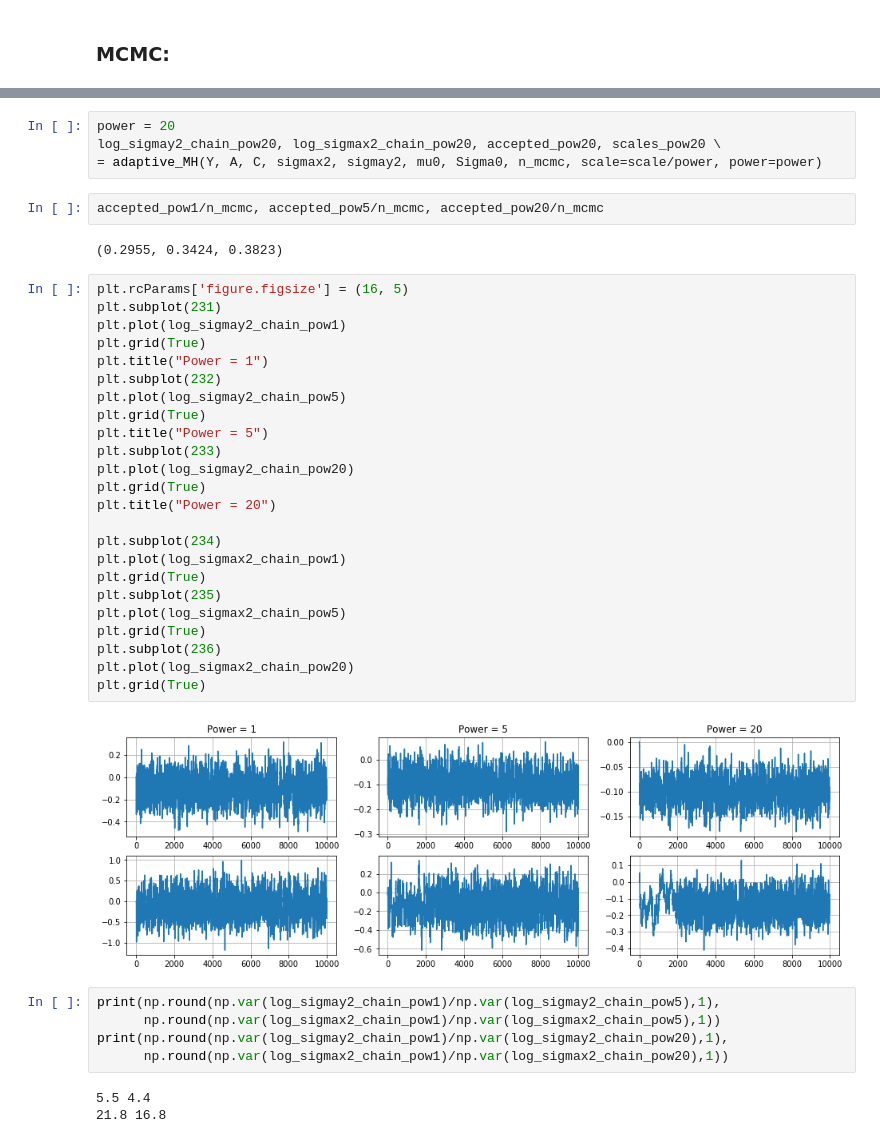
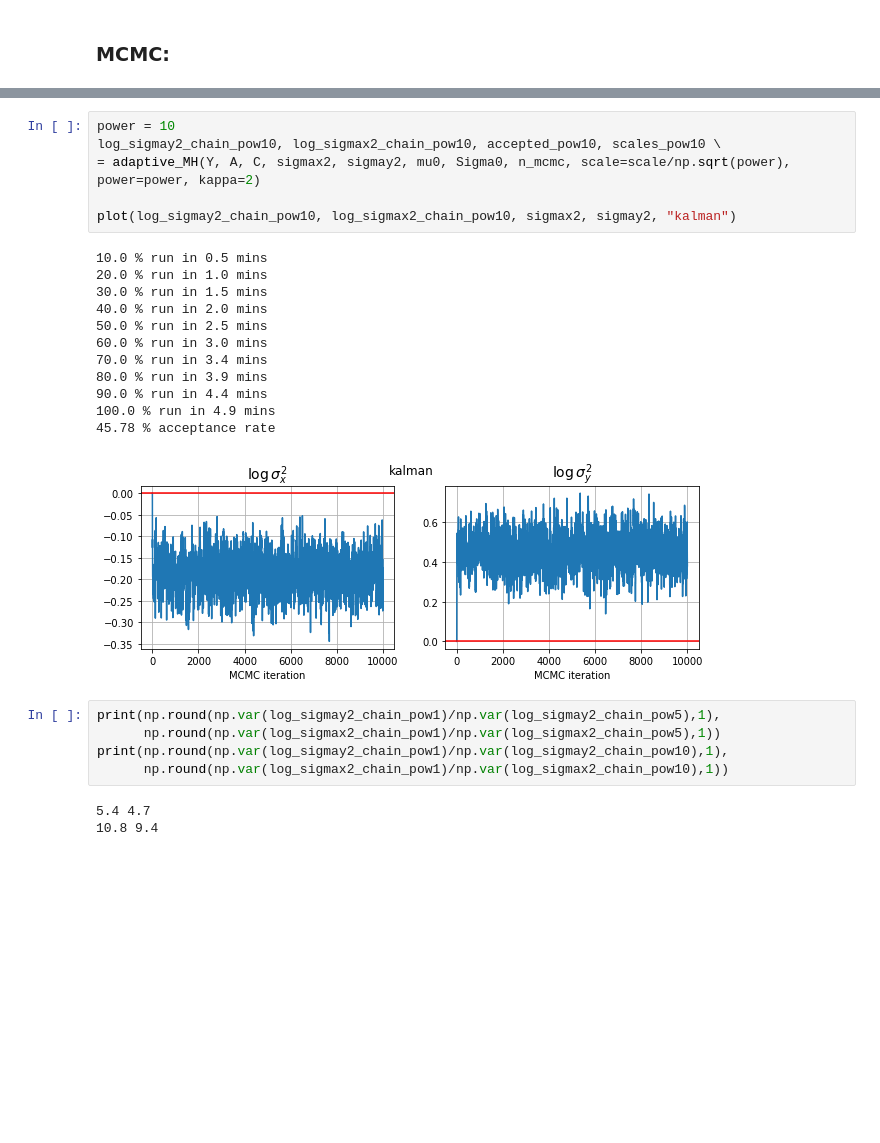
Before and after one commit to deborsheesen/DC-BATS-deborshee, a Jupyter notebook: linear_Gaussian_HMM/kalman.ipynb, the cells around one changed output, grey strips where cells are left out. Drawn from its saved outputs; the diff is of its cells as text; blank space fills up the shorter version.

```diff
--- a/linear_Gaussian_HMM/kalman.ipynb
+++ b/linear_Gaussian_HMM/kalman.ipynb
@@ -85,43 +136,28 @@ log_sigmay2_chain_pow5, log_sigmax2_chain_pow5, accepted_pow5, scales_pow5 \
 # %%
-power = 20
-log_sigmay2_chain_pow20, log_sigmax2_chain_pow20, accepted_pow20, scales_pow20 \
-= adaptive_MH(Y, A, C, sigmax2, sigmay2, mu0, Sigma0, n_mcmc, scale=scale/power, power=power)
+power = 10
+log_sigmay2_chain_pow10, log_sigmax2_chain_pow10, accepted_pow10, scales_pow10 \
+= adaptive_MH(Y, A, C, sigmax2, sigmay2, mu0, Sigma0, n_mcmc, scale=scale/np.sqrt(power), power=power, kappa=2)
+
+plot(log_sigmay2_chain_pow10, log_sigmax2_chain_pow10, sigmax2, sigmay2, "kalman")
+# %% [output]
+10.0 % run in 0.5 mins
+20.0 % run in 1.0 mins
+30.0 % run in 1.5 mins
+40.0 % run in 2.0 mins
+50.0 % run in 2.5 mins
+60.0 % run in 3.0 mins
+70.0 % run in 3.4 mins
+80.0 % run in 3.9 mins
+90.0 % run in 4.4 mins
+100.0 % run in 4.9 mins
+45.78 % acceptance rate
+[figure, added]
-# %%
-accepted_pow1/n_mcmc, accepted_pow5/n_mcmc, accepted_pow20/n_mcmc
-# %% [output]
-(0.2955, 0.3424, 0.3823)
-# %%
-plt.rcParams['figure.figsize'] = (16, 5)
-plt.subplot(231)
-plt.plot(log_sigmay2_chain_pow1)
-plt.grid(True)
-plt.title("Power = 1")
-plt.subplot(232)
-plt.plot(log_sigmay2_chain_pow5)
-plt.grid(True)
-plt.title("Power = 5")
-plt.subplot(233)
-plt.plot(log_sigmay2_chain_pow20)
-plt.grid(True)
-plt.title("Power = 20")
-
-plt.subplot(234)
-plt.plot(log_sigmax2_chain_pow1)
-plt.grid(True)
-plt.subplot(235)
-plt.plot(log_sigmax2_chain_pow5)
-plt.grid(True)
-plt.subplot(236)
-plt.plot(log_sigmax2_chain_pow20)
-plt.grid(True)
-# %% [output]
-[figure, removed]
 # %%
 print(np.round(np.var(log_sigmay2_chain_pow1)/np.var(log_sigmay2_chain_pow5),1),
       np.round(np.var(log_sigmax2_chain_pow1)/np.var(log_sigmax2_chain_pow5),1))
-print(np.round(np.var(log_sigmay2_chain_pow1)/np.var(log_sigmay2_chain_pow20),1),
-      np.round(np.var(log_sigmax2_chain_pow1)/np.var(log_sigmax2_chain_pow20),1))
+print(np.round(np.var(log_sigmay2_chain_pow1)/np.var(log_sigmay2_chain_pow10),1),
+      np.round(np.var(log_sigmax2_chain_pow1)/np.var(log_sigmax2_chain_pow10),1))
 # %% [output]
-5.5 4.4
-21.8 16.8
+5.4 4.7
+10.8 9.4
 # %%
```
Also changed, not shown: parts of 9 cells of this notebook, 4 other files.
